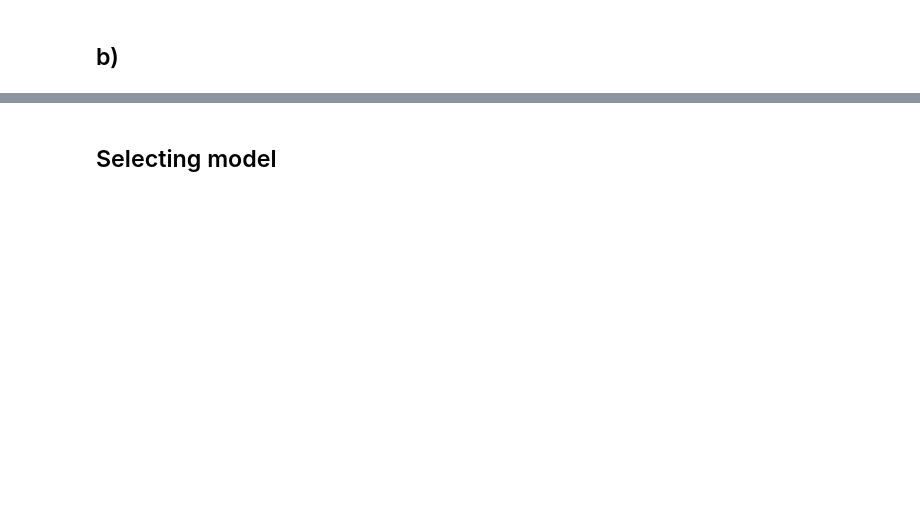
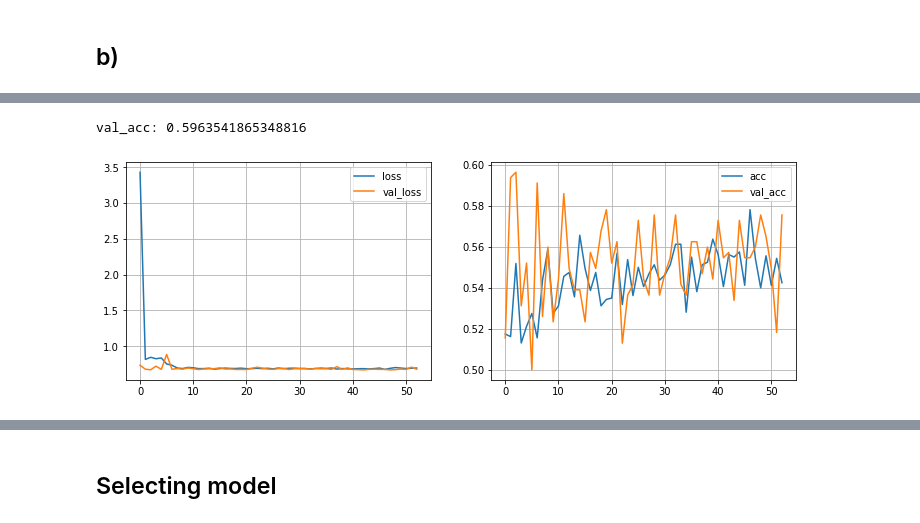
Before and after one commit to felix-tjernberg/ai21-deep-learning, a Jupyter notebook: lab/2_train_models.ipynb, the cells around one changed output, grey strips where cells are left out. Saved outputs shown, nothing was run; the diff lists cells and outputs as text; code cells hidden in the pictures; blank space fills up the shorter version.

```diff
--- a/lab/2_train_models.ipynb
+++ b/lab/2_train_models.ipynb
@@ -162,0 +154,20 @@ None
+# %%
+def model_mlp():
+    model = Sequential(
+        [
+            Flatten(input_shape=(32, 32, 3), name="input_layers"),
+            Dropout(0.3),
+            Dense(512),
+            Dense(1, activation="sigmoid", name="output_layer"),
+        ],
+        name="mlp_model",
+    )
+    model.compile(
+        loss="binary_crossentropy",
+        optimizer=Adam(learning_rate=0.001),
+        metrics=["acc"],
+    )
+    return model
+model_5__mlp = model_mlp()
+fit_then_evaluate_model(model_5__mlp);
+# %% [output]
@@ -162,0 +176,2 @@ None
+val_acc: 0.5963541865348816
+[figure, added]
```
Also changed, not shown: parts of 26 cells of this notebook.
